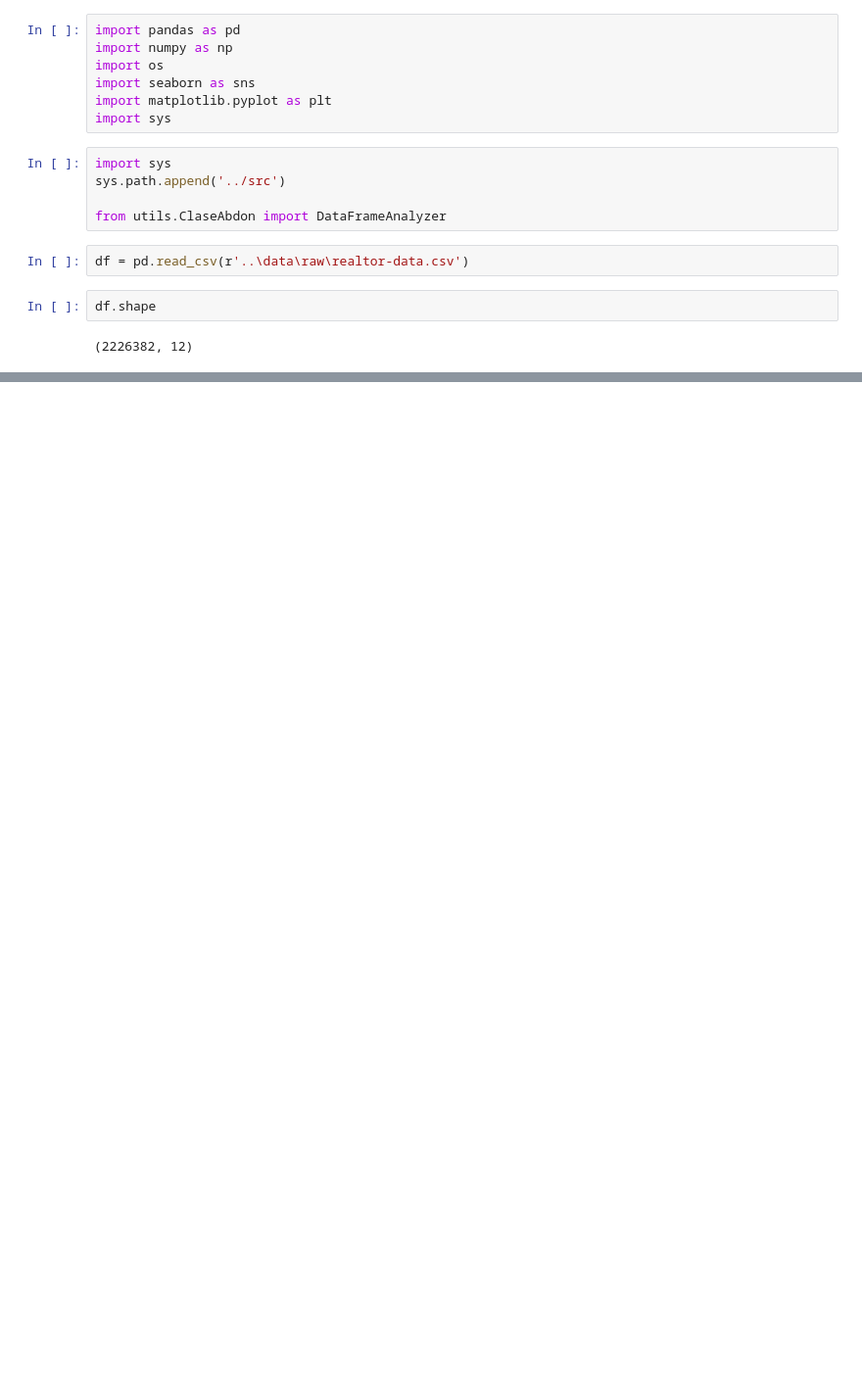
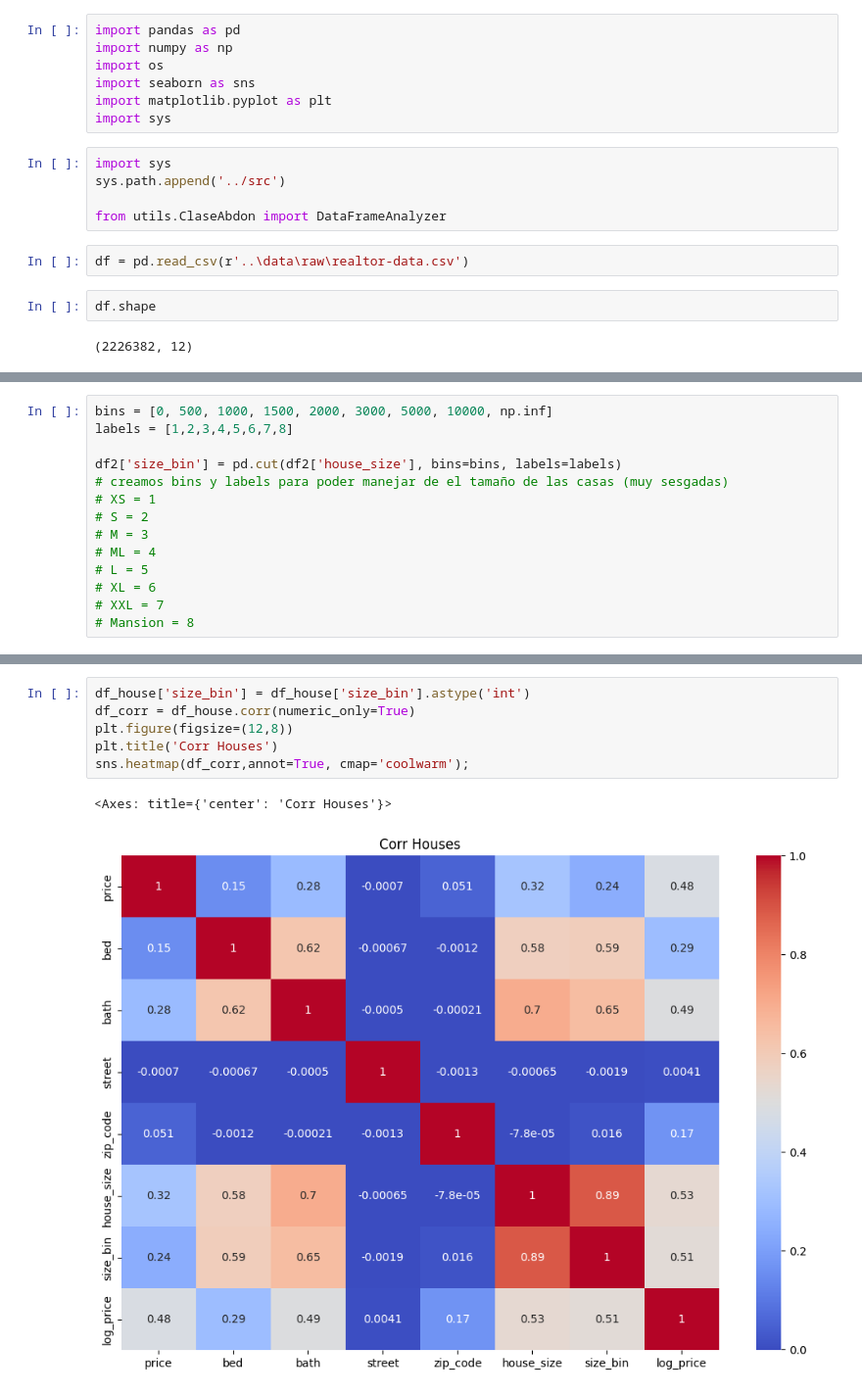
Before and after one commit to abdonrb/Real_state_ML, a Jupyter notebook: notebooks/Eda.ipynb, the cells around one changed output, grey strips where cells are left out. Shown at 98% size. Cells and saved outputs as stored; diff of their text form; blank space fills up the shorter version.

```diff
--- a/notebooks/Eda.ipynb
+++ b/notebooks/Eda.ipynb
@@ -40,0 +187,14 @@ memory usage: 203.8+ MB
+# %%
+bins = [0, 500, 1000, 1500, 2000, 3000, 5000, 10000, np.inf]
+labels = [1,2,3,4,5,6,7,8]
+
+df2['size_bin'] = pd.cut(df2['house_size'], bins=bins, labels=labels)
+# creamos bins y labels para poder manejar de el tamaño de las casas (muy sesgadas)
+# XS = 1
+# S = 2
+# M = 3
+# ML = 4
+# L = 5
+# XL = 6
+# XXL = 7
+# Mansion = 8
@@ -40,0 +245,9 @@ memory usage: 203.8+ MB
+# %%
+df_house['size_bin'] = df_house['size_bin'].astype('int')
+df_corr = df_house.corr(numeric_only=True)
+plt.figure(figsize=(12,8))
+plt.title('Corr Houses')
+sns.heatmap(df_corr,annot=True, cmap='coolwarm');
+# %% [output]
+<Axes: title={'center': 'Corr Houses'}>
+[figure, added]
```
Also changed, not shown: parts of 32 cells of this notebook.
